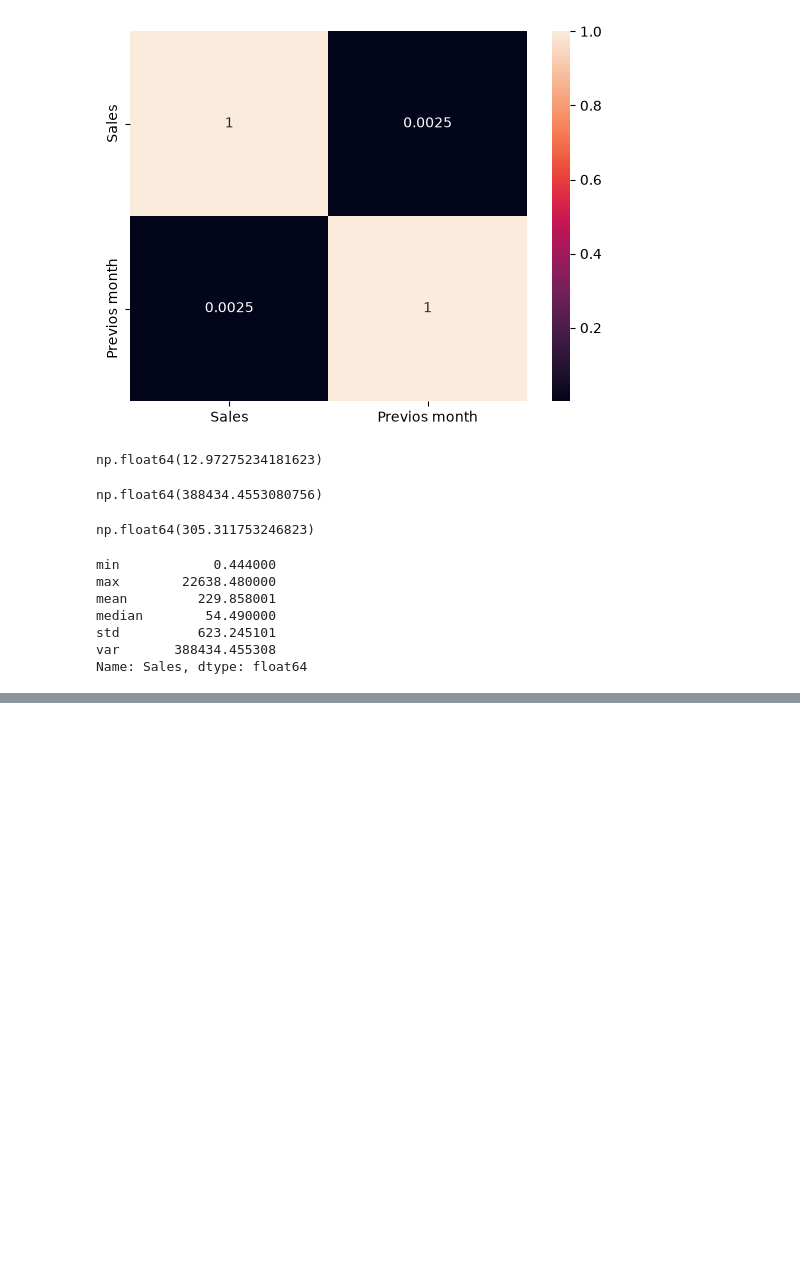
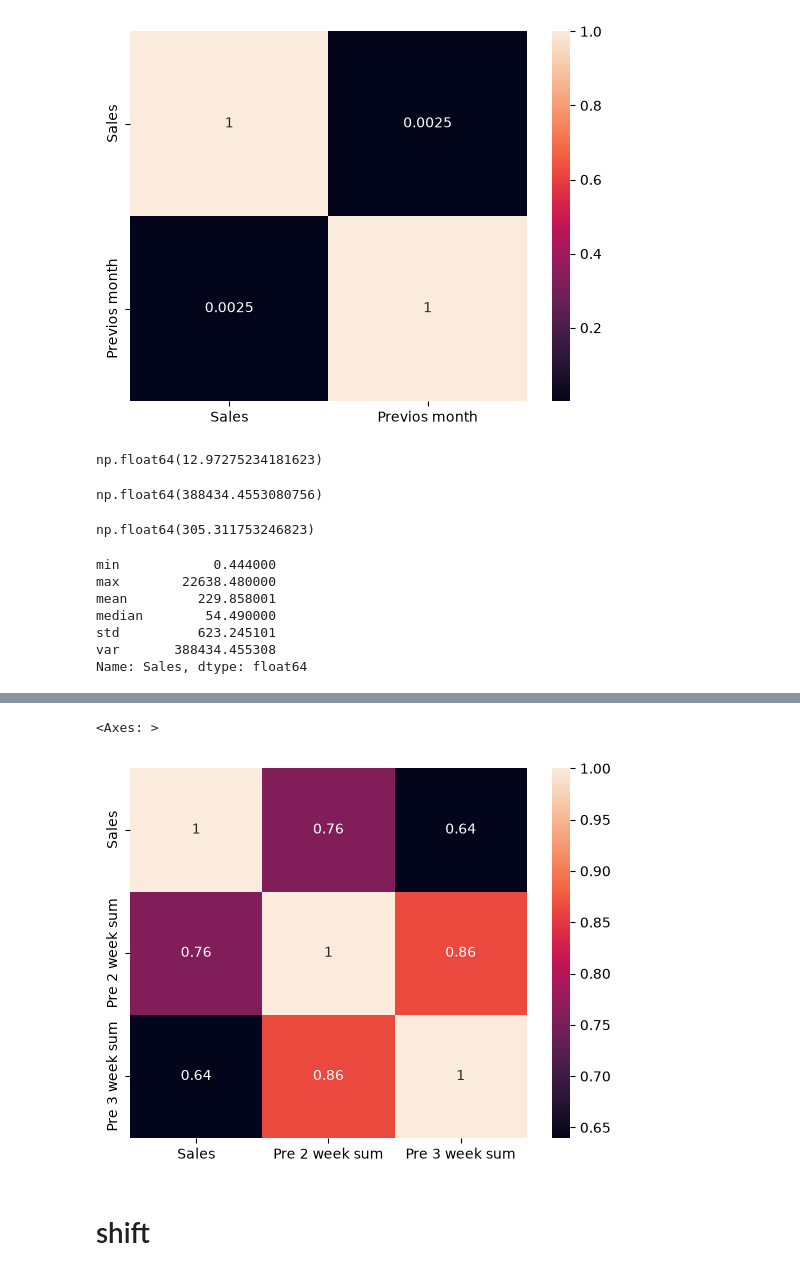
Before and after one commit to lakpalama7/data_science, a Jupyter notebook: data science/Untitled.ipynb, the cells around one changed output, grey strips where cells are left out. Cells and saved outputs as stored; diff of their text form; code cells hidden in the pictures; blank space fills up the shorter version.

```diff
--- a/data science/Untitled.ipynb
+++ b/data science/Untitled.ipynb
@@ -1930,0 +2457,8 @@ Name: Sales, dtype: float64
+# %%
+# check heatmap
+sns.heatmap(weekly_sales.corr(), annot=True)
+# %% [output]
+<Axes: >
+[figure, added]
+# %% [markdown]
+# shift
```
Also changed, not shown: parts of 164 cells of this notebook, 2 other files.
